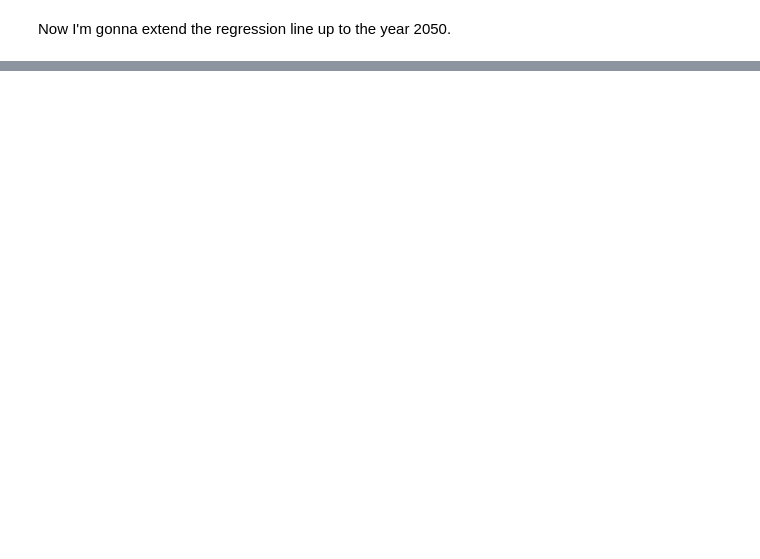
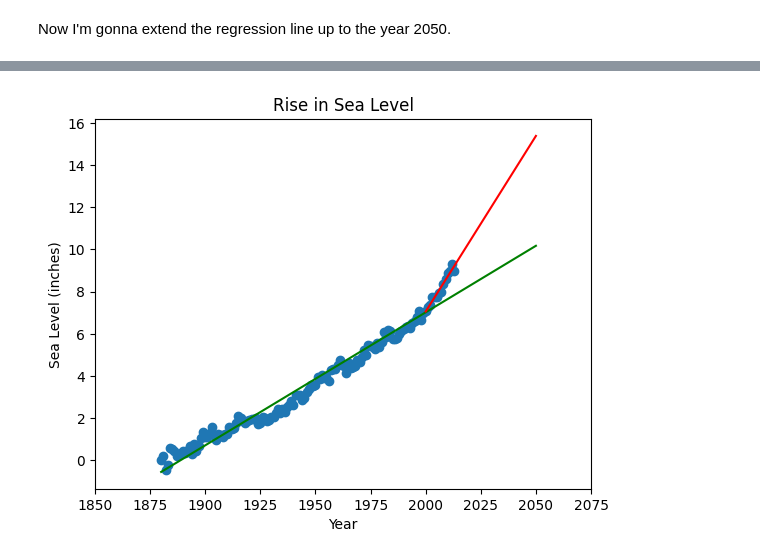
Before and after one commit to Adrieto/DataScience, a Jupyter notebook: FCC Projects - Data Analysis With Python/SeaLevelPredictor.ipynb, the cells around one changed output, grey strips where cells are left out. Cells and saved outputs as stored; diff of their text form; code cells hidden in the pictures; blank space fills up the shorter version.

```diff
--- a/FCC Projects - Data Analysis With Python/SeaLevelPredictor.ipynb
+++ b/FCC Projects - Data Analysis With Python/SeaLevelPredictor.ipynb
@@ -179,0 +25,73 @@ df.tail()
+# %%
+# SCATTER PLOT USANDO SOLO PLOT (NO SEABORN)
+
+def draw_plot():
+
+    df = pd.read_csv("epa-sea-level.csv")
+
+    # Complete regression
+    regressionline_full = linregress(df["Year"], df["CSIRO Adjusted Sea Level"])
+    slope_full = regressionline_full.slope
+    y_intercept_full = regressionline_full.intercept
+
+    # Years for 2 different regression lines
+    extended_years = pd.Series([i for i in range(1880,2051)])
+    from_year2000 = pd.Series([i for i in range(2000,2051)])
+
+    fig, ax1 = plt.subplots(1)
+    ax1.scatter(df["Year"], df["CSIRO Adjusted Sea Level"])  # Normal scatter plot
+    ax1.plot(extended_years, (slope_full*extended_years)+y_intercept_full, "-g") # Regression line
+
+    # Second regression line (starting in year 2000)
+    df_2000 = df[(df["Year"]>=2000)]
+    regressionline_2000 = linregress(df_2000["Year"], df_2000["CSIRO Adjusted Sea Level"])
+    slope_2000 = regressionline_2000.slope
+    y_intercept_2000 = regressionline_2000.intercept
+    ax1.plot(from_year2000, (slope_2000*from_year2000)+y_intercept_2000, "-r") # Regression line
+
+    # Formatting
+    ax1.set_title("Rise in Sea Level")
+    ax1.set_xlabel("Year")
+    ax1.set_ylabel("Sea Level (inches)")
+    ax1.set_xticks(
+        [
+            int(i)
+            for i in [
+                1850.0,
+                1875.0,
+                1900.0,
+                1925.0,
+                1950.0,
+                1975.0,
+                2000.0,
+                2025.0,
+                2050.0,
+                2075.0,
+            ]
+        ]
+    )
+    ax1.set_xticklabels(
+        [
+            int(i)
+            for i in [
+                1850.0,
+                1875.0,
+                1900.0,
+                1925.0,
+                1950.0,
+                1975.0,
+                2000.0,
+                2025.0,
+                2050.0,
+                2075.0,
+            ]
+        ]
+    );
+
+    plt.savefig("sea_level_plot.png")
+
+
+
+draw_plot()
+# %% [output]
+[figure, added]
```
Also changed, not shown: parts of 12 cells of this notebook, 5 other files.
